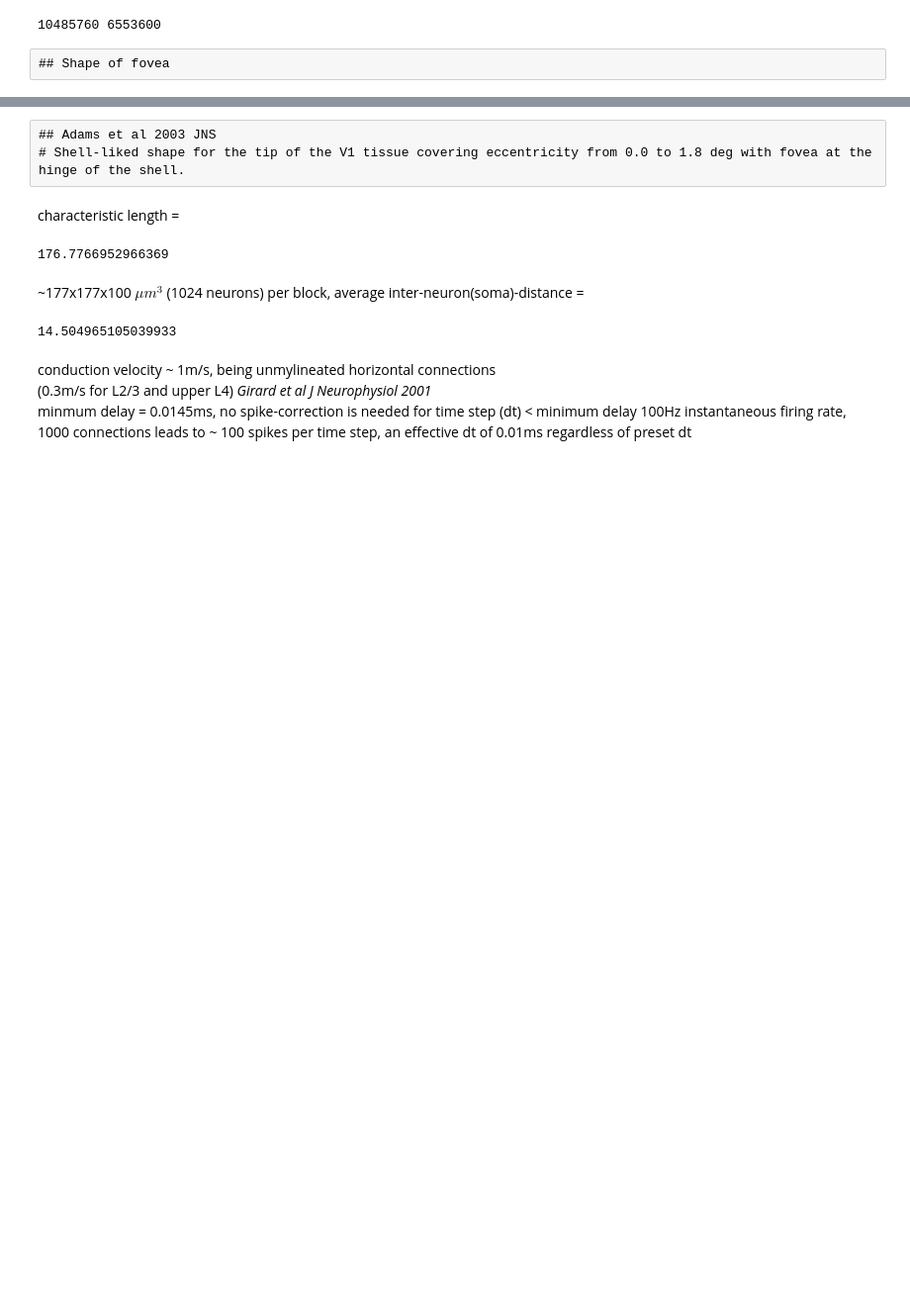
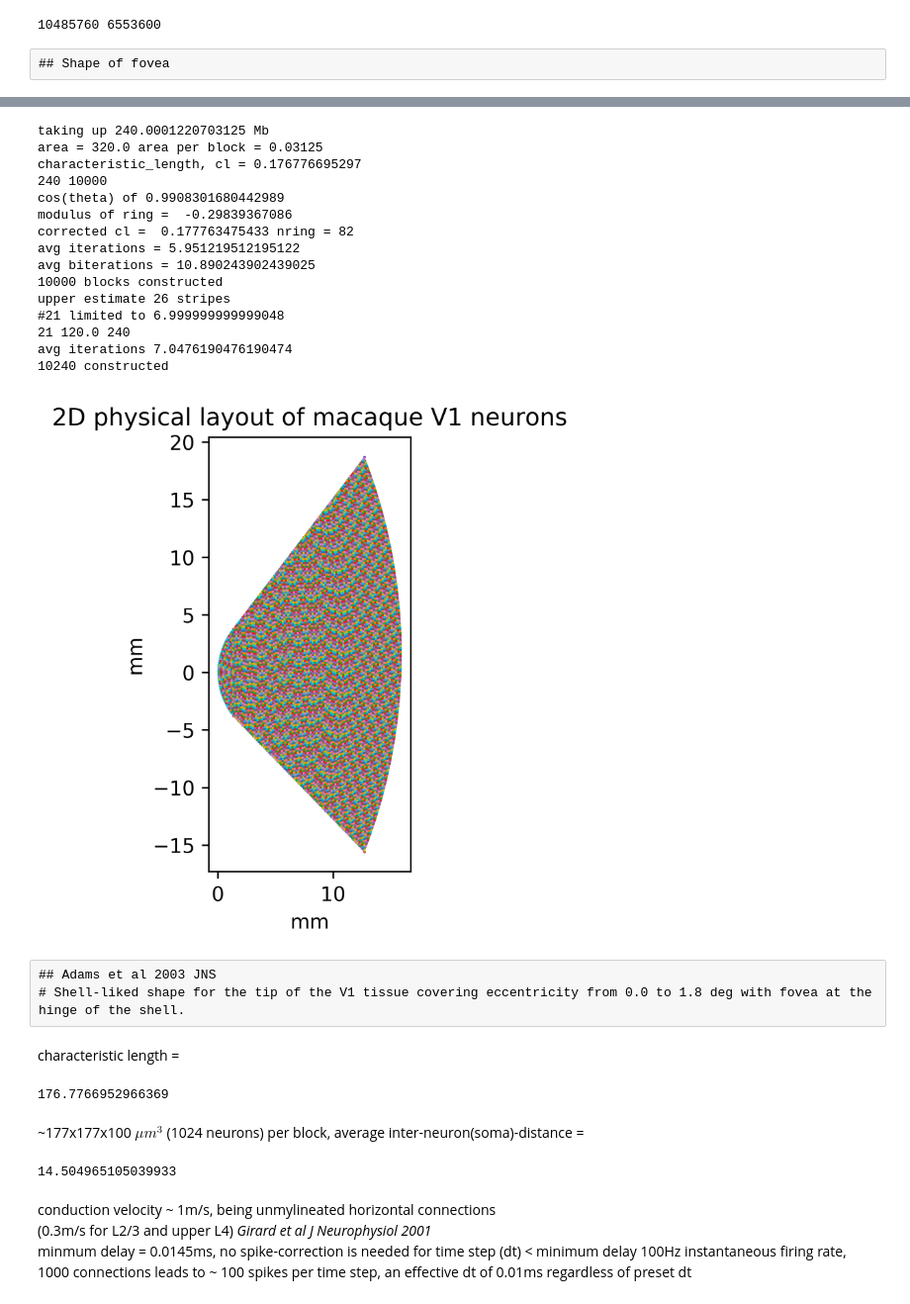
Before and after one commit to g13/patchV1, a Jupyter notebook: macro_parameters.ipynb, the cells around one changed output, grey strips where cells are left out. Shown at 99% size. Cells and saved outputs as stored; diff of their text form; code cells hidden in the pictures; blank space fills up the shorter version.

```diff
--- a/macro_parameters.ipynb
+++ b/macro_parameters.ipynb
@@ -67,0 +75,19 @@ AssertionError:
+# %%
+pos, fig = construct_macaque_fovea(area, nblock, neuron_per_block, seed, use_sobol3d=True)
+# %% [output]
+taking up 240.0001220703125 Mb
+area = 320.0 area per block = 0.03125
+characteristic_length, cl = 0.176776695297
+240 10000
+cos(theta) of 0.9908301680442989
+modulus of ring =  -0.29839367086
+corrected cl =  0.177763475433 nring = 82
+avg iterations = 5.951219512195122
+avg biterations = 10.890243902439025
+10000 blocks constructed
+upper estimate 26 stripes
+#21 limited to 6.999999999999048
+21 120.0 240
+avg iterations 7.0476190476190474
+10240 constructed
+[figure, added]
```
Also changed, not shown: parts of 16 cells of this notebook, 18 other files.
